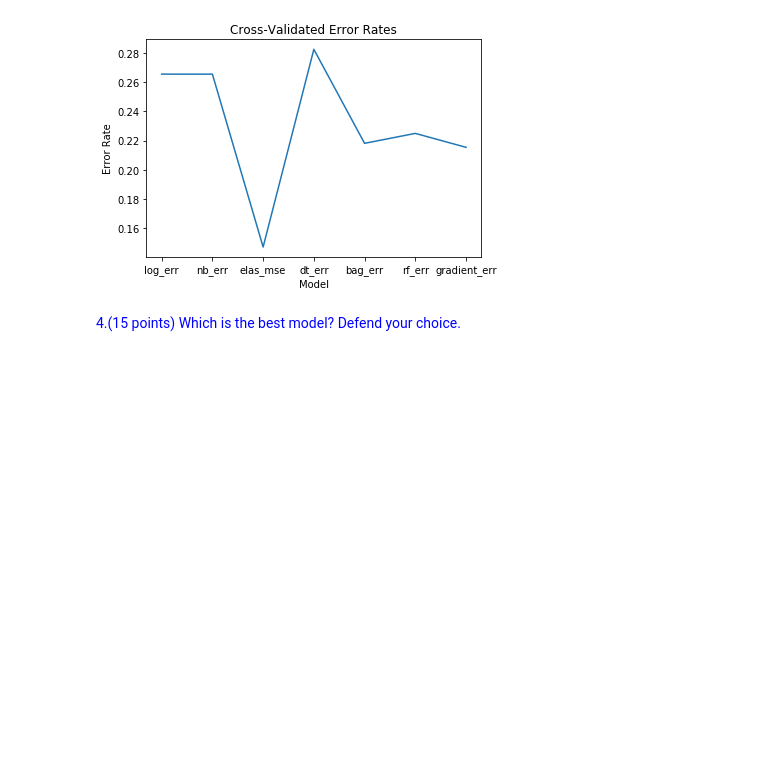
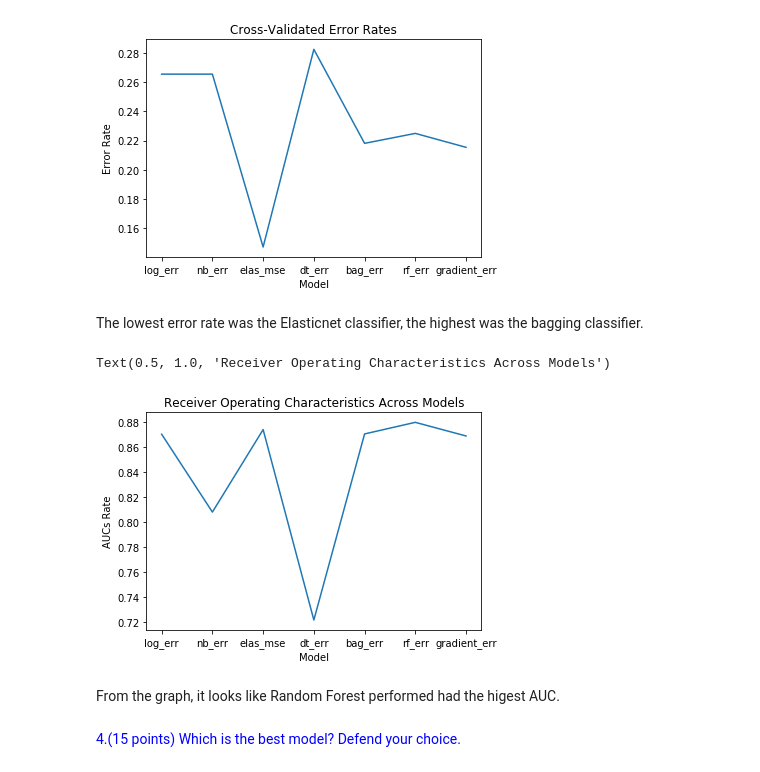
Before and after one commit to anuraag94/problem-set-5, a Jupyter notebook: Regina_Catipon_HW5.ipynb, the cells around one changed output. Saved outputs shown, nothing was run; the diff lists cells and outputs as text; code cells hidden in the pictures; blank space fills up the shorter version.

```diff
--- a/Regina_Catipon_HW5.ipynb
+++ b/Regina_Catipon_HW5.ipynb
@@ -324,3 +320,18 @@ Text(0.5, 1.0, 'Cross-Validated Error Rates')
+# %% [markdown]
+The lowest error rate was the Elasticnet classifier, the highest was the bagging classifier.
+# %%
+AUCs = [log_roc, nb_roc, elas_roc, dt_roc, bag_roc, rf_roc, gradient_roc]
+# %%
+#Graph AUC/ROC comparison
+plt.plot(model_names,AUCs)
+plt.xlabel('Model')
+plt.ylabel('AUCs Rate')
+plt.title('Receiver Operating Characteristics Across Models')
+# %% [output]
+Text(0.5, 1.0, 'Receiver Operating Characteristics Across Models')
+[figure, added]
+# %% [markdown]
+From the graph, it looks like Random Forest performed had the higest AUC.
 # %% [markdown]
  <span style="color: blue">4.(15 points) Which is the best model? Defend your choice.
 # %%
```
Also changed, not shown: parts of 6 cells of this notebook.
